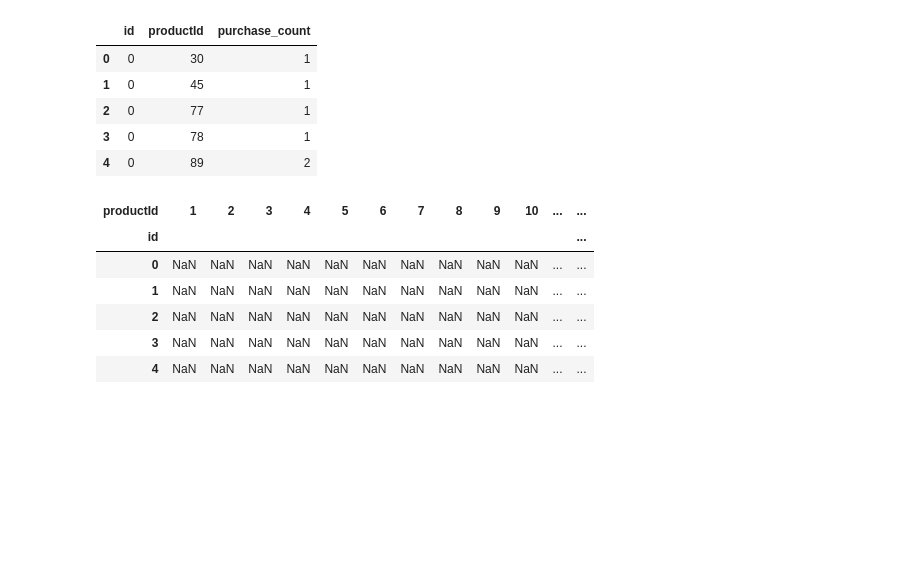
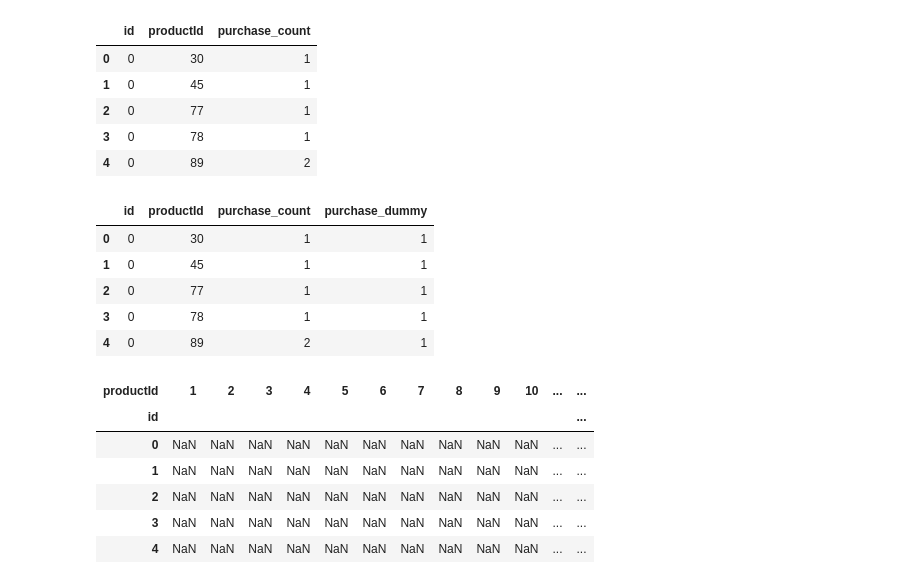
Before and after one commit to HassanSherwani/Predicting-customers-demand_API_Flask, a Jupyter notebook: Product_Freq.ipynb, the cells around one changed output. Drawn from its saved outputs; the diff is of its cells as text; code cells hidden in the pictures; blank space fills up the shorter version.

```diff
--- a/Product_Freq.ipynb
+++ b/Product_Freq.ipynb
@@ -149,6 +152,15 @@ def create_data_dummy(data):
     return data_dummy
 # %%
 data_dummy = create_data_dummy(data)
+# %%
+data_dummy.head()
+# %% [output]
+|  | id | productId | purchase_count | purchase_dummy |
+| 0 | 0 | 30 | 1 | 1 |
+| 1 | 0 | 45 | 1 | 1 |
+| 2 | 0 | 77 | 1 | 1 |
+| 3 | 0 | 78 | 1 | 1 |
+| 4 | 0 | 89 | 2 | 1 |
 # %%
 ### 4-c)-Normalize item
 """
```
Also changed, not shown: parts of 18 cells of this notebook.
